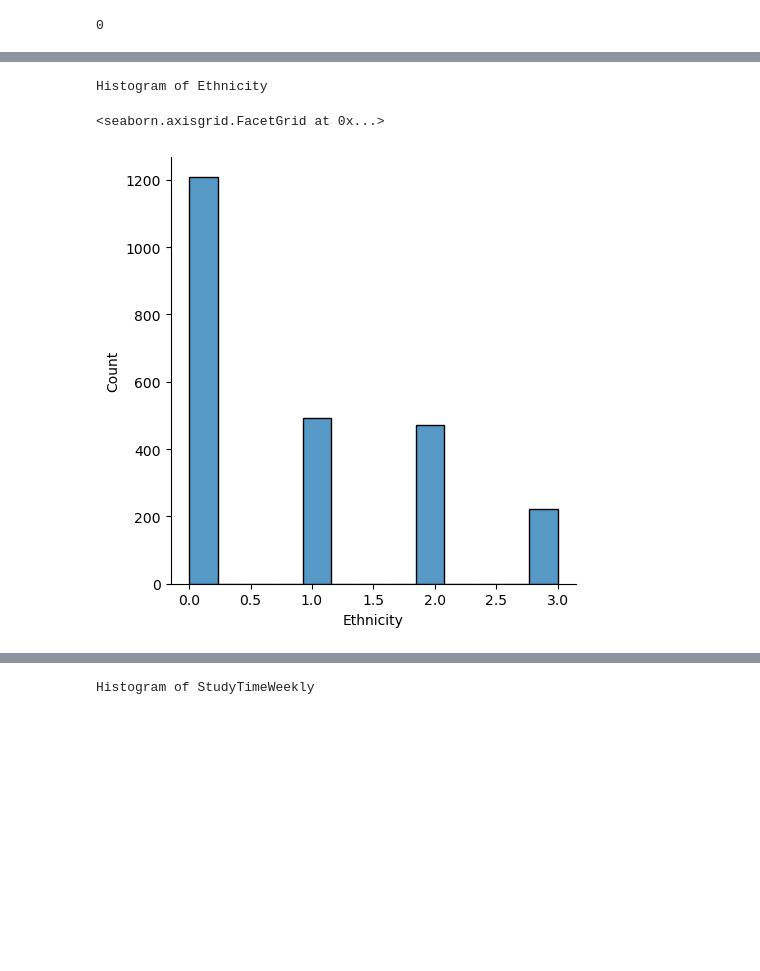
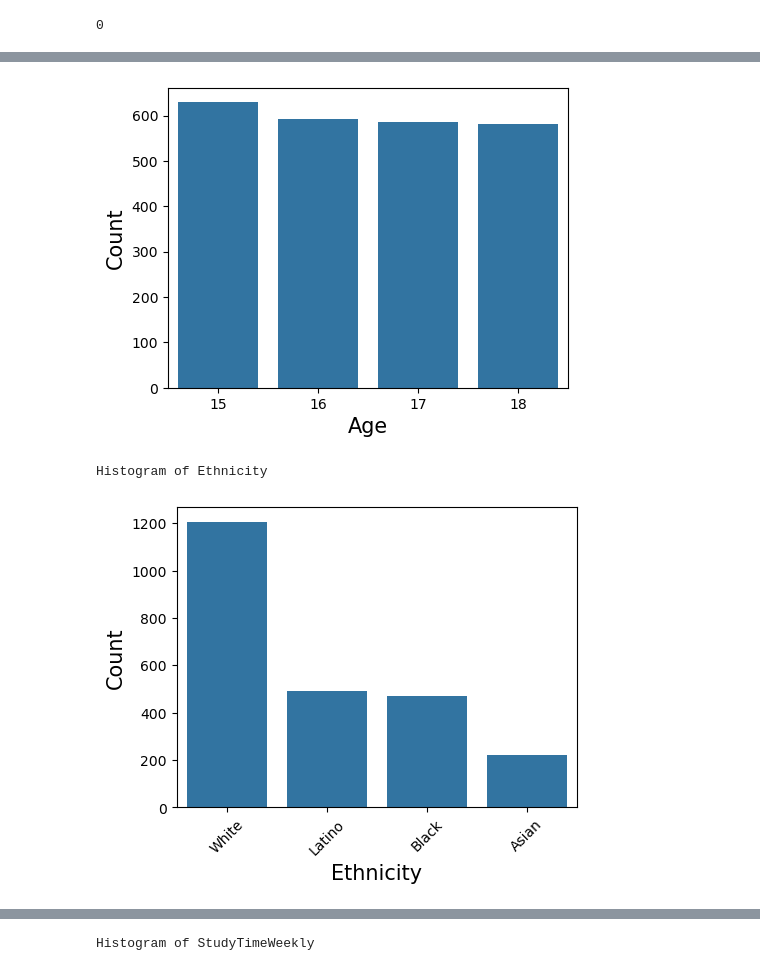
Before and after one commit to kmattingly8/ANA500.v2, a Jupyter notebook: ANA500 Project.ipynb, the cells around one changed output, grey strips where cells are left out. Cells and saved outputs as stored; diff of their text form; code cells hidden in the pictures; blank space fills up the shorter version.

```diff
--- a/ANA500 Project.ipynb
+++ b/ANA500 Project.ipynb
@@ -211,11 +200,28 @@ Histogram of Age
-# %%
-#Ethnicity
-print('Histogram of Ethnicity')
-sns.displot(data=df['Ethnicity'])
-# %% [output]
-Histogram of Ethnicity
-<seaborn.axisgrid.FacetGrid at 0x...>
-[figure, removed]
+# %%
+# Examine Distributions of Non-Binary Features Using Histograms:
+import seaborn as sns
+
+#Age
+fig = plt.figure(figsize=(4,3))
+ax = fig.add_axes([0,0,1,1])
+sns.countplot(data = df, x = 'Age')
+ax.set_xlabel("Age", fontsize=15)
+ax.set_ylabel("Count", fontsize=15);
+# %% [output]
+[figure, added]
+# %%
+# Ethnicity
+print('Histogram of Ethnicity')
+ethnicity = ['White', 'Latino', 'Black', 'Asian']
+fig = plt.figure(figsize=(4,3))
+ax = fig.add_axes([0,0,1,1])
+sns.countplot(data = df, x = 'Ethnicity')
+ax.set_xlabel("Ethnicity", fontsize=15)
+ax.set_ylabel("Count", fontsize=15)
+ax.set_xticklabels(ethnicity, rotation=45);
+# %% [output]
+Histogram of Ethnicity
+[figure, added]
 # %%
 #ParentalEducation
 print('Histogram of ParentalEducation')
```
Also changed, not shown: parts of 28 cells of this notebook.
